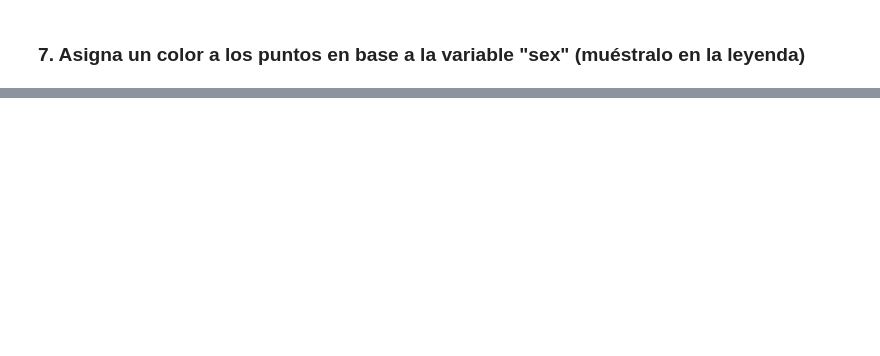
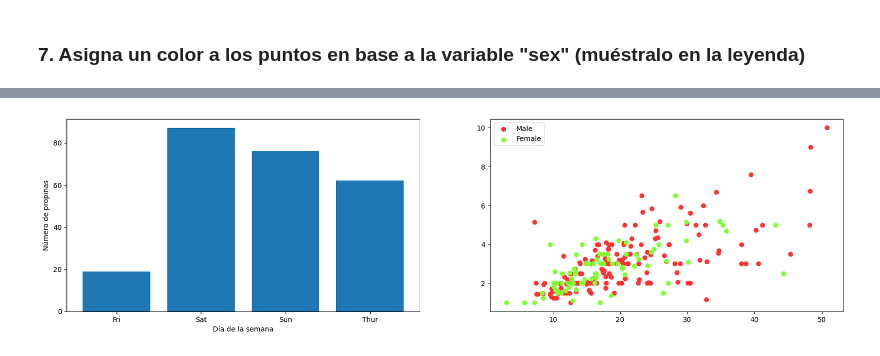
Before and after one commit to AlejandroRegueiroRuiz/CursoIA, a Jupyter notebook: VS Code(Alejandro R.R.)/Prueba_Inicial/pandas/Ejec_Pandas/Numpy_pandas.ipynb, the cells around one changed output, grey strips where cells are left out. Drawn from its saved outputs; the diff is of its cells as text; code cells hidden in the pictures; blank space fills up the shorter version.

```diff
--- a/VS Code(Alejandro R.R.)/Prueba_Inicial/pandas/Ejec_Pandas/Numpy_pandas.ipynb
+++ b/VS Code(Alejandro R.R.)/Prueba_Inicial/pandas/Ejec_Pandas/Numpy_pandas.ipynb
@@ -67,2 +207,19 @@ El **dataset** que vamos a a utilizar para realizar los siguientes ejercicios se
 # %% [markdown]
 ### 7. Asigna un color a los puntos en base a la variable "sex" (muéstralo en la leyenda)
+# %%
+def devolver_datos_bill_tip(sex):
+    bill = tips_df[tips_df["sex"] == sex]["total_bill"]
+    tips = tips_df[tips_df["sex"] == sex]["tip"]
+
+    return bill,tips
+
+def graf_scatter():
+    total_bill_Male,tip_Male = devolver_datos_bill_tip("Male")
+    plt.scatter(total_bill_Male, tip_Male, color="#ff3333", label="Male")
+
+    total_bill_Female,tip_Female = devolver_datos_bill_tip("Female")
+    plt.scatter(total_bill_Female, tip_Female, color="#80ff33", label="Female")
+    plt.legend()
+    return plt
+graf_scatter()
+plt.show()
@@ -72,3 +231,15 @@ El **dataset** que vamos a a utilizar para realizar los siguientes ejercicios se
 Ejemplo de resultado (es orientativo, no tiene que ser exactamente igual):
 
 <img src="img/graficas.png" style="max-width: 600px">
+# %%
+plt.figure(figsize=(20,5))
+
+plt.subplot(1,2,1) # 1 - numrows, 2 - numcols, 1 - image index
+graf_barras()
+
+plt.subplot(1,2,2) # # 1 - numrows, 2 - numcols, 2 - image index
+graf_scatter()
+
+plt.show()
+# %% [output]
+[figure, added]
```
Also changed, not shown: parts of 13 cells of this notebook, 8 other files.
